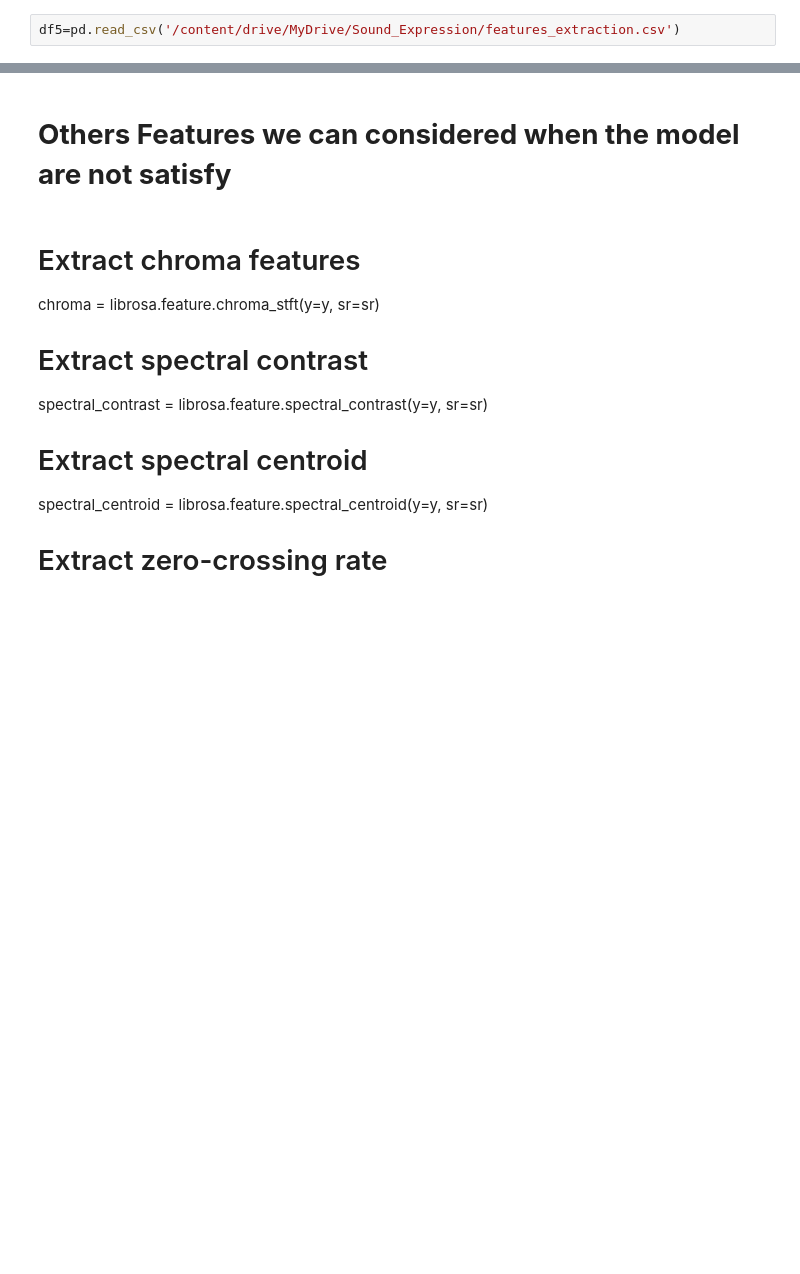
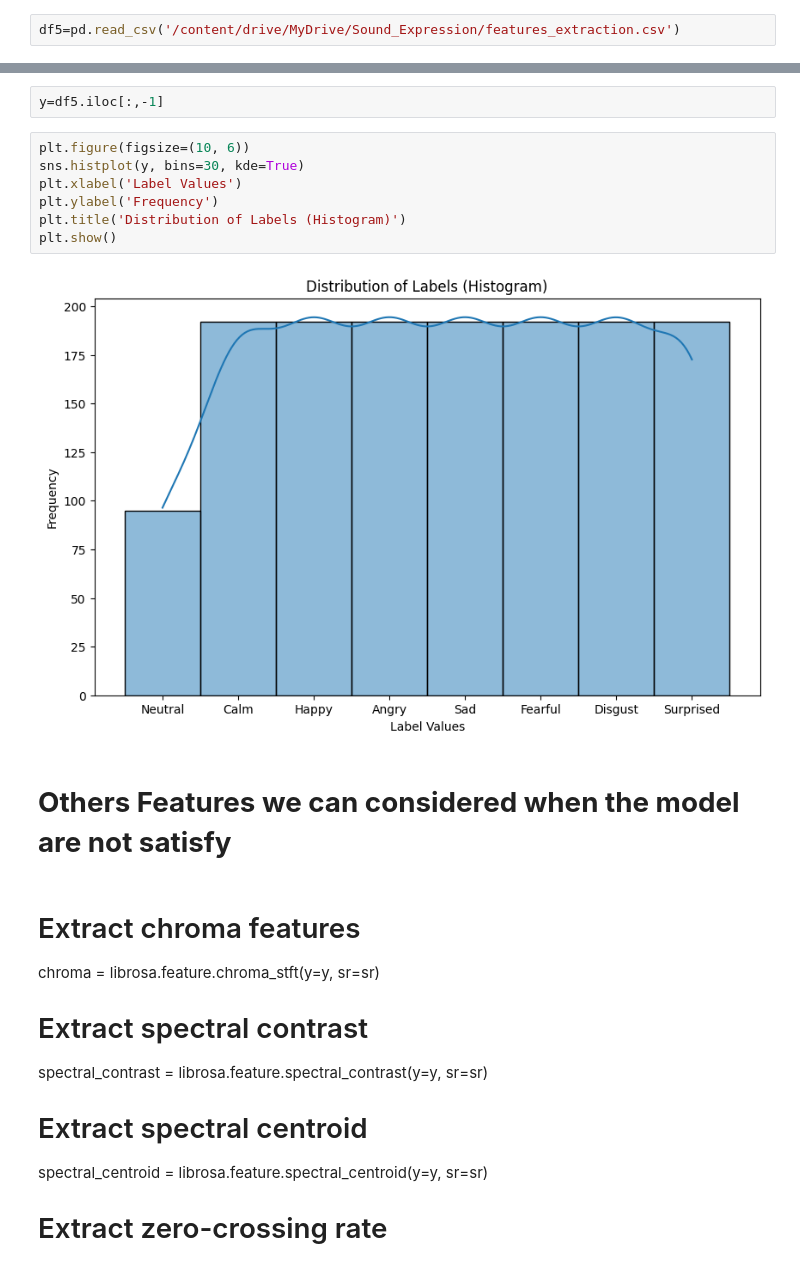
Before and after one commit to TrucTranTrung/Emotions_Reconition_Through_Sound_Data, a Jupyter notebook: Features_Extraction/Features_Extraction.ipynb, the cells around one changed output, grey strips where cells are left out. Saved outputs shown, nothing was run; the diff lists cells and outputs as text; blank space fills up the shorter version.

```diff
--- a/Features_Extraction/Features_Extraction.ipynb
+++ b/Features_Extraction/Features_Extraction.ipynb
@@ -226,3 +284,14 @@ df5.head()
+# %%
+y=df5.iloc[:,-1]
+# %%
+plt.figure(figsize=(10, 6))
+sns.histplot(y, bins=30, kde=True)
+plt.xlabel('Label Values')
+plt.ylabel('Frequency')
+plt.title('Distribution of Labels (Histogram)')
+plt.show()
+# %% [output]
+[figure, added]
 # %% [markdown]
 # **Others Features we can considered when the model are not satisfy**
 # %% [markdown]
```
Also changed, not shown: parts of 17 cells of this notebook, 5 other files.
